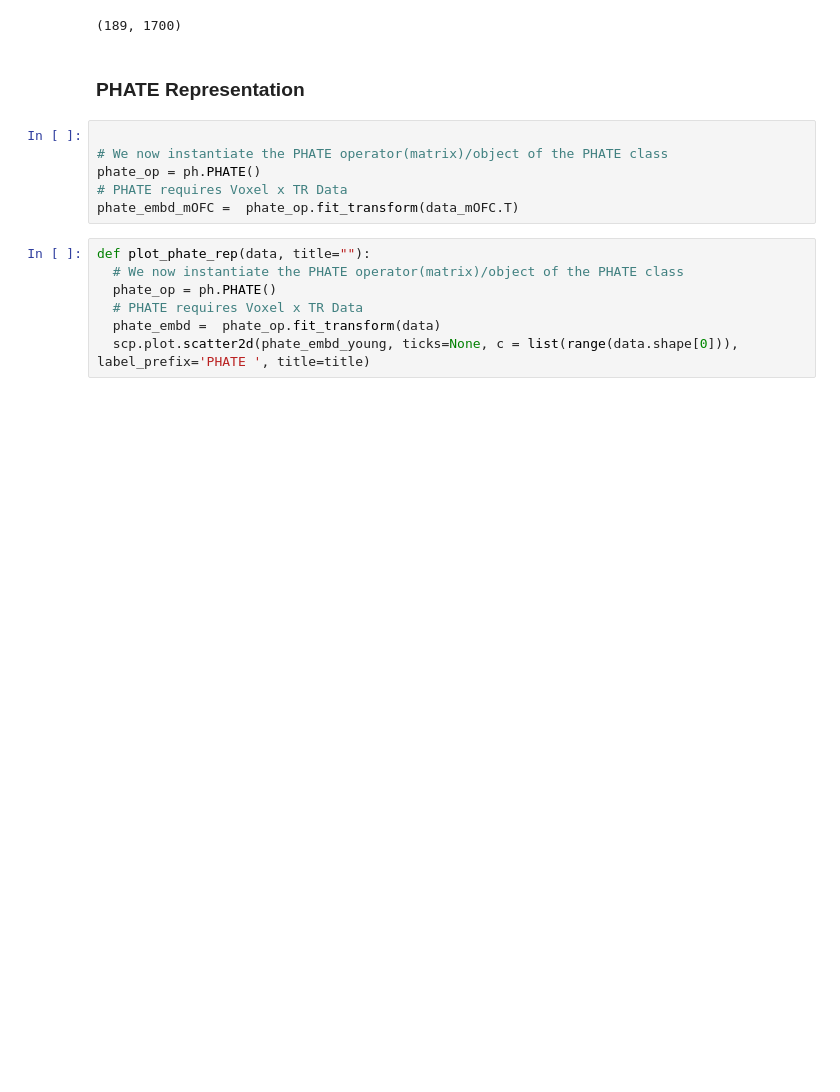
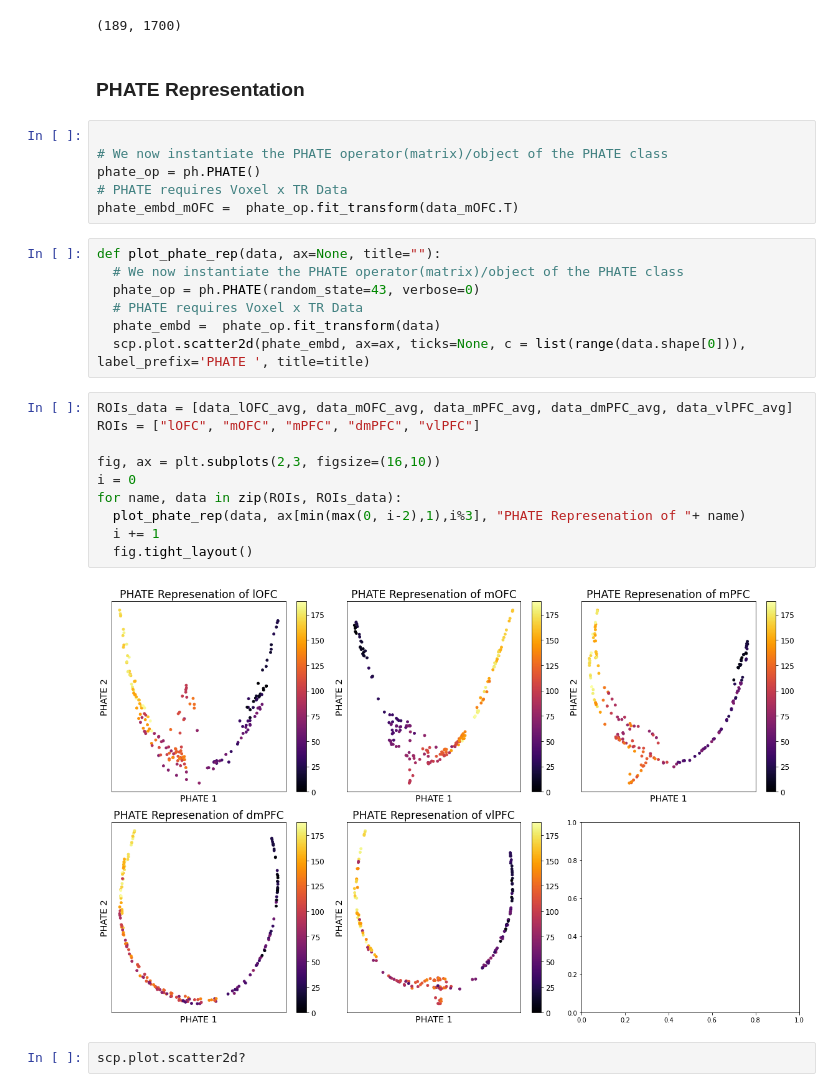
Before and after one commit to RishiDarkDevil/Neural-Uncertainty-Representation, a Jupyter notebook: PHATE_YOUNG.ipynb, the cells around one changed output. Saved outputs shown, nothing was run; the diff lists cells and outputs as text; blank space fills up the shorter version.

Commit message:
Each ROI PHATE Representation Complete

```diff
--- a/PHATE_YOUNG.ipynb
+++ b/PHATE_YOUNG.ipynb
@@ -75,9 +75,23 @@ phate_op = ph.PHATE()
 # PHATE requires Voxel x TR Data
 phate_embd_mOFC =  phate_op.fit_transform(data_mOFC.T)
 # %%
-def plot_phate_rep(data, title=""):
+def plot_phate_rep(data, ax=None, title=""):
   # We now instantiate the PHATE operator(matrix)/object of the PHATE class
-  phate_op = ph.PHATE()
+  phate_op = ph.PHATE(random_state=43, verbose=0)
   # PHATE requires Voxel x TR Data
   phate_embd =  phate_op.fit_transform(data)
-  scp.plot.scatter2d(phate_embd_young, ticks=None, c = list(range(data.shape[0])), label_prefix='PHATE ', title=title)
+  scp.plot.scatter2d(phate_embd, ax=ax, ticks=None, c = list(range(data.shape[0])), label_prefix='PHATE ', title=title)
+# %%
+ROIs_data = [data_lOFC_avg, data_mOFC_avg, data_mPFC_avg, data_dmPFC_avg, data_vlPFC_avg]
+ROIs = ["lOFC", "mOFC", "mPFC", "dmPFC", "vlPFC"]
+
+fig, ax = plt.subplots(2,3, figsize=(16,10))
+i = 0
+for name, data in zip(ROIs, ROIs_data):
+  plot_phate_rep(data, ax[min(max(0, i-2),1),i%3], "PHATE Represenation of "+ name)
+  i += 1
+  fig.tight_layout()
+# %% [output]
+[figure, added]
+# %%
+scp.plot.scatter2d?
```
